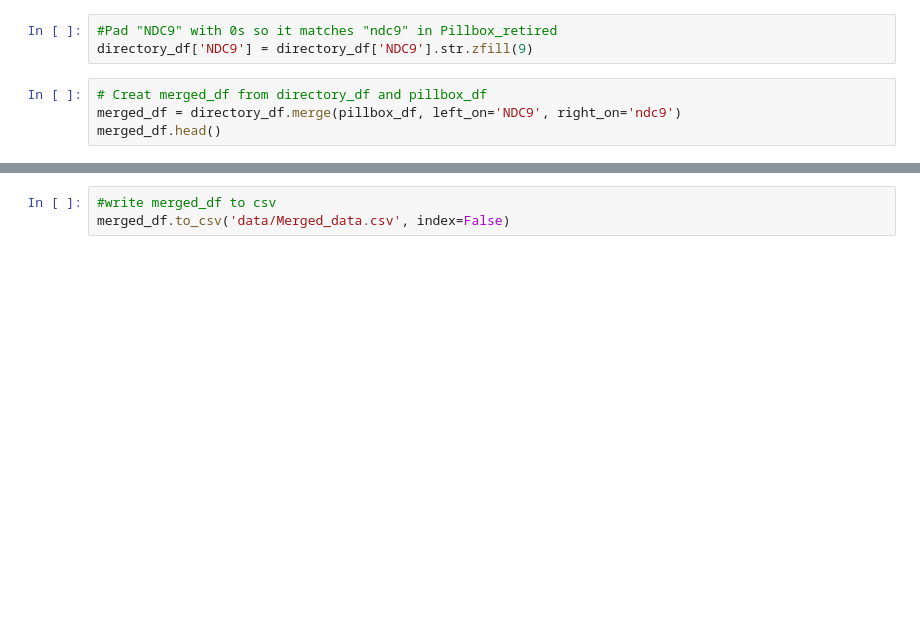
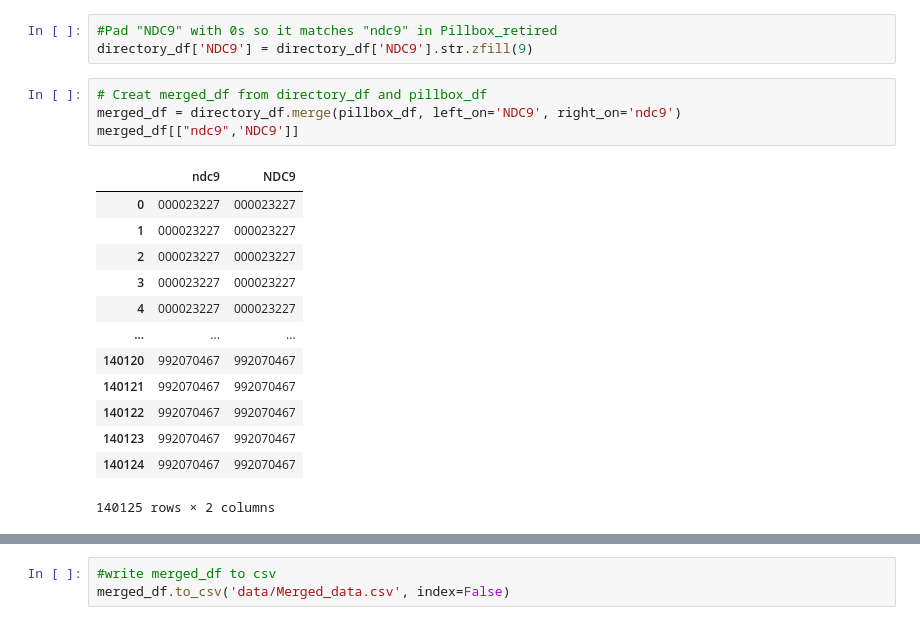
Before and after one commit to jackanichp/pill_pic, a Jupyter notebook: NDC_features.ipynb, the cells around one changed output, grey strips where cells are left out. Cells and saved outputs as stored; diff of their text form; blank space fills up the shorter version.

```diff
--- a/NDC_features.ipynb
+++ b/NDC_features.ipynb
@@ -23,7 +45,21 @@ directory_df['NDC9'] = directory_df['NDC9'].str.zfill(9)
 # %%
 # Creat merged_df from directory_df and pillbox_df
 merged_df = directory_df.merge(pillbox_df, left_on='NDC9', right_on='ndc9')
-merged_df.head()
+merged_df[["ndc9",'NDC9']]
+# %% [output]
+|  | ndc9 | NDC9 |
+| 0 | 000023227 | 000023227 |
+| 1 | 000023227 | 000023227 |
+| 2 | 000023227 | 000023227 |
+| 3 | 000023227 | 000023227 |
+| 4 | 000023227 | 000023227 |
+| ... | ... | ... |
+| 140120 | 992070467 | 992070467 |
+| 140121 | 992070467 | 992070467 |
+| 140122 | 992070467 | 992070467 |
+| 140123 | 992070467 | 992070467 |
+| 140124 | 992070467 | 992070467 |
+140125 rows × 2 columns
 # %%
 #Remove reduntant columns "ndc9" and "medicine_name" from merged_df
 merged_df = merged_df.drop(["ndc9", "medicine_name"], axis=1)
```
Also changed, not shown: parts of 7 cells of this notebook.
